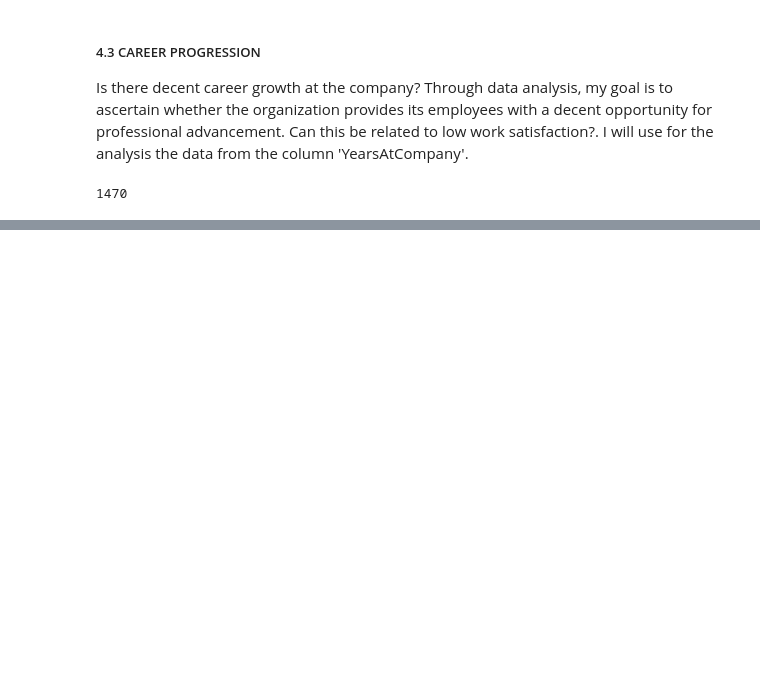
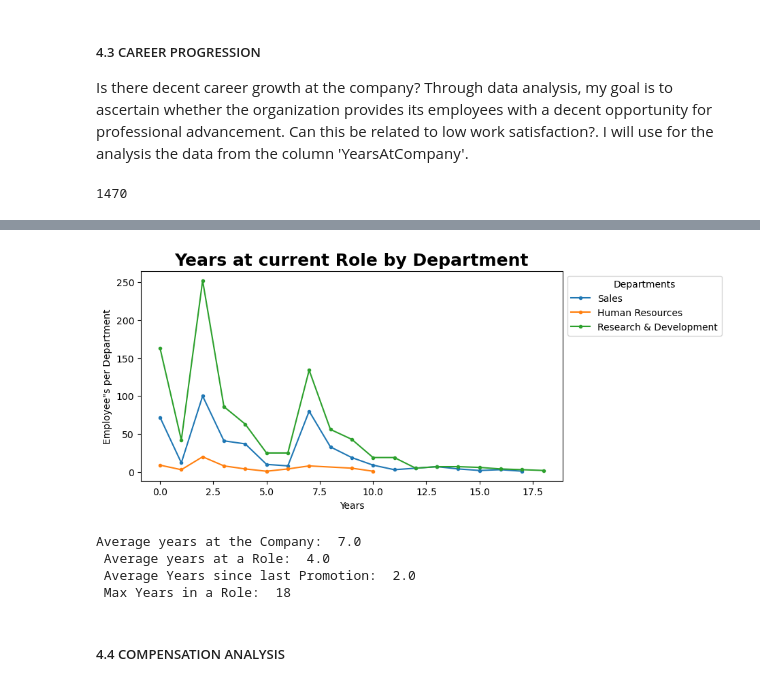
Before and after one commit to nachogalasso/da_python, a Jupyter notebook: hr_panalytics/pe_analytics.ipynb, the cells around one changed output, grey strips where cells are left out. Saved outputs shown, nothing was run; the diff lists cells and outputs as text; code cells hidden in the pictures; blank space fills up the shorter version.

```diff
--- a/hr_panalytics/pe_analytics.ipynb
+++ b/hr_panalytics/pe_analytics.ipynb
@@ -568,0 +621,41 @@ print(df_total_records)
+# %%
+# Preparing the data
+sales_count_cr = df_padb[df_padb['Department'] == 'Sales'].groupby('YearsInCurrentRole').size()
+rrhh_count_cr = df_padb[df_padb['Department'] == 'Human Resources'].groupby('YearsInCurrentRole').size()
+rd_count_cr = df_padb[df_padb['Department'] == 'Research & Development'].groupby('YearsInCurrentRole').size()
+
+# Creating the line plot
+plt.figure(figsize=(8, 4))
+
+# Ploting the lines
+plt.plot(sales_count_cr.index, sales_count_cr.values, label='Sales', marker='o', ms = 3)
+plt.plot(rrhh_count_cr.index, rrhh_count_cr.values, label='Human Resources', marker='o', ms = 3)
+plt.plot(rd_count_cr.index, rd_count_cr.values, label='Research & Development', marker='o', ms = 3)
+
+# Adding Labels
+plt.xlabel('Years')
+plt.ylabel("Employee's per Department")
+plt.title('Years at current Role by Department', fontsize=18, fontweight='bold')
+plt.legend(title='Departments', bbox_to_anchor=(1, 1), loc='upper left')
+plt.show()
+# %% [output]
+[figure, added]
+# %%
+average_years = df_padb['YearsAtCompany'].mean().round()
+average_years_at_role = df_padb['YearsInCurrentRole'].mean().round()
+average_years_promotion = df_padb['YearsSinceLastPromotion'].mean().round()
+max_years_in_role = df_padb['YearsInCurrentRole'].max()
+
+print(
+    "Average years at the Company: ", average_years, "\n",
+    "Average years at a Role: ", average_years_at_role, "\n",
+    "Average Years since last Promotion: ", average_years_promotion, "\n",
+    "Max Years in a Role: ", max_years_in_role)
+# print(max_years_in_role)
+# %% [output]
+Average years at the Company:  7.0
+ Average years at a Role:  4.0
+ Average Years since last Promotion:  2.0
+ Max Years in a Role:  18
+# %% [markdown]
+##### 4.4 COMPENSATION ANALYSIS
```
Also changed, not shown: parts of 8 cells of this notebook.
